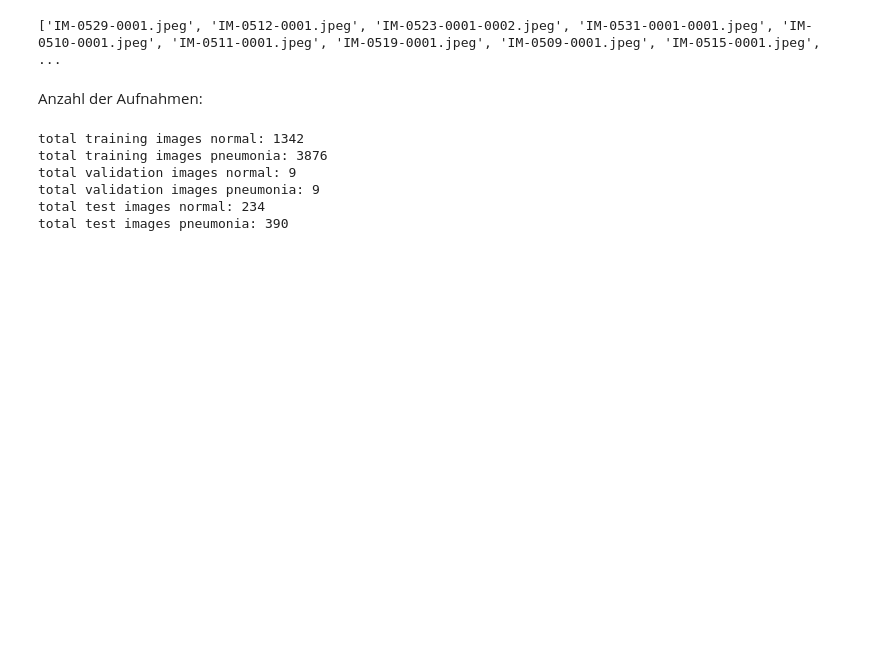
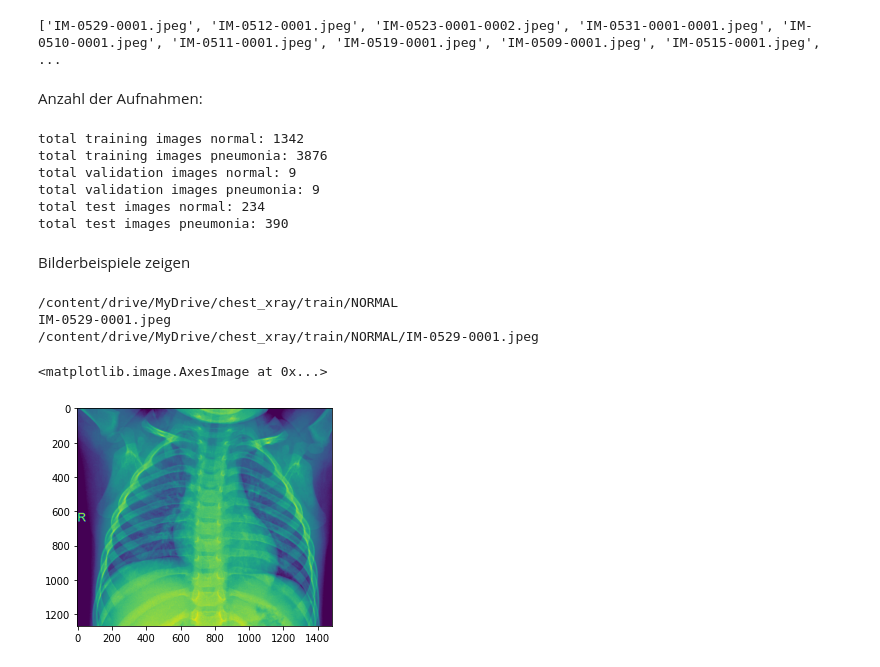
Before and after one commit to Jurij-maker/Jurij-maker, a Jupyter notebook: thoraxconvbinstandard.ipynb, the cells around one changed output. Cells and saved outputs as stored; diff of their text form; code cells hidden in the pictures; blank space fills up the shorter version.

```diff
--- a/thoraxconvbinstandard.ipynb
+++ b/thoraxconvbinstandard.ipynb
@@ -29,8 +29,9 @@ test_pneumonia = os.path.join('/content/drive/MyDrive/chest_xray/test/PNEUMONIA'
 # %% [markdown]
 # Ausgabe der Namen einzelner Aufnahmen am Beispiel train-normal
 # %%
-train_normalnames = os.listdir(train_normal)
-print(train_normalnames[:10])
+train_normal_names = os.listdir(train_normal)
+print(train_normal_names[:10])
+train_pneumonia_names = os.listdir(train_pneumonia)
 # %% [output]
 ['IM-0529-0001.jpeg', 'IM-0512-0001.jpeg', 'IM-0523-0001-0002.jpeg', 'IM-0531-0001-0001.jpeg', 'IM-0510-0001.jpeg', 'IM-0511-0001.jpeg', 'IM-0519-0001.jpeg', 'IM-0509-0001.jpeg', 'IM-0515-0001.jpeg',  ...
 # %% [markdown]
@@ -51,3 +52,5 @@ total validation images normal: 9
 total validation images pneumonia: 9
 total test images normal: 234
 total test images pneumonia: 390
+# %% [markdown]
+Bilderbeispiele zeigen
@@ -53,0 +63,16 @@ total test images pneumonia: 390
+# %%
+print (train_normal)
+print(train_normal_names[0])
+beispiel = train_normal + "/" + train_normal_names[0]
+print(beispiel)
+# %% [output]
+/content/drive/MyDrive/chest_xray/train/NORMAL
+IM-0529-0001.jpeg
+/content/drive/MyDrive/chest_xray/train/NORMAL/IM-0529-0001.jpeg
+# %%
+img = io.imread(beispiel)
+# %%
+plt.imshow(img)
+# %% [output]
+<matplotlib.image.AxesImage at 0x...>
+[figure, added]
```
Also changed, not shown: parts of 3 cells of this notebook.
